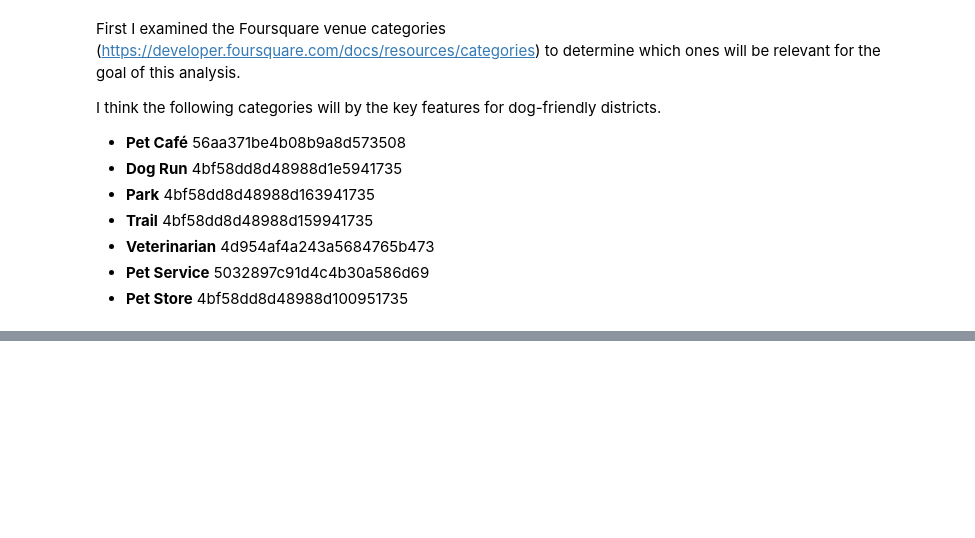
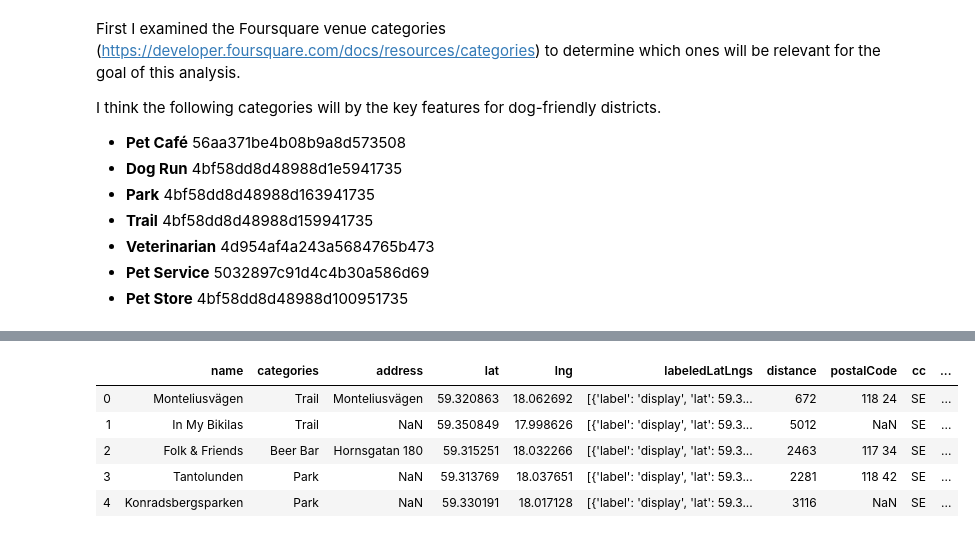
Before and after one commit to liubakk/Coursera_Capstone, a Jupyter notebook: dogfriendly.ipynb, the cells around one changed output, grey strips where cells are left out. Saved outputs shown, nothing was run; the diff lists cells and outputs as text; code cells hidden in the pictures; blank space fills up the shorter version.

```diff
--- a/dogfriendly.ipynb
+++ b/dogfriendly.ipynb
@@ -180,12 +176,31 @@ d8d48988d100951735',
 # %%
+# keep only columns that include venue name, and anything that is associated with location
+filtered_columns = ['name', 'categories'] + [col for col in dataframe.columns if col.startswith('location.')] + ['id']
+dataframe_filtered = dataframe.loc[:, filtered_columns]
+
 # function that extracts the category of the venue
 def get_category_type(row):
     try:
         categories_list = row['categories']
     except:
         categories_list = row['venue.categories']
 
     if len(categories_list) == 0:
         return None
     else:
         return categories_list[0]['name']
+
+# filter the category for each row
+dataframe_filtered['categories'] = dataframe_filtered.apply(get_category_type, axis=1)
+
+# clean column names by keeping only last term
+dataframe_filtered.columns = [column.split('.')[-1] for column in dataframe_filtered.columns]
+
+dataframe_filtered.head()
+# %% [output]
+|  | name | categories | address | lat | lng | labeledLatLngs | distance | postalCode | cc | ... |
+| 0 | Monteliusvägen | Trail | Monteliusvägen | 59.320863 | 18.062692 | [{'label': 'display', 'lat': 59.3... | 672 | 118 24 | SE | ... |
+| 1 | In My Bikilas | Trail | NaN | 59.350849 | 17.998626 | [{'label': 'display', 'lat': 59.3... | 5012 | NaN | SE | ... |
+| 2 | Folk & Friends | Beer Bar | Hornsgatan 180 | 59.315251 | 18.032266 | [{'label': 'display', 'lat': 59.3... | 2463 | 117 34 | SE | ... |
+| 3 | Tantolunden | Park | NaN | 59.313769 | 18.037651 | [{'label': 'display', 'lat': 59.3... | 2281 | 118 42 | SE | ... |
+| 4 | Konradsbergsparken | Park | NaN | 59.330191 | 18.017128 | [{'label': 'display', 'lat': 59.3... | 3116 | NaN | SE | ... |
```
Also changed, not shown: parts of 24 cells of this notebook.
